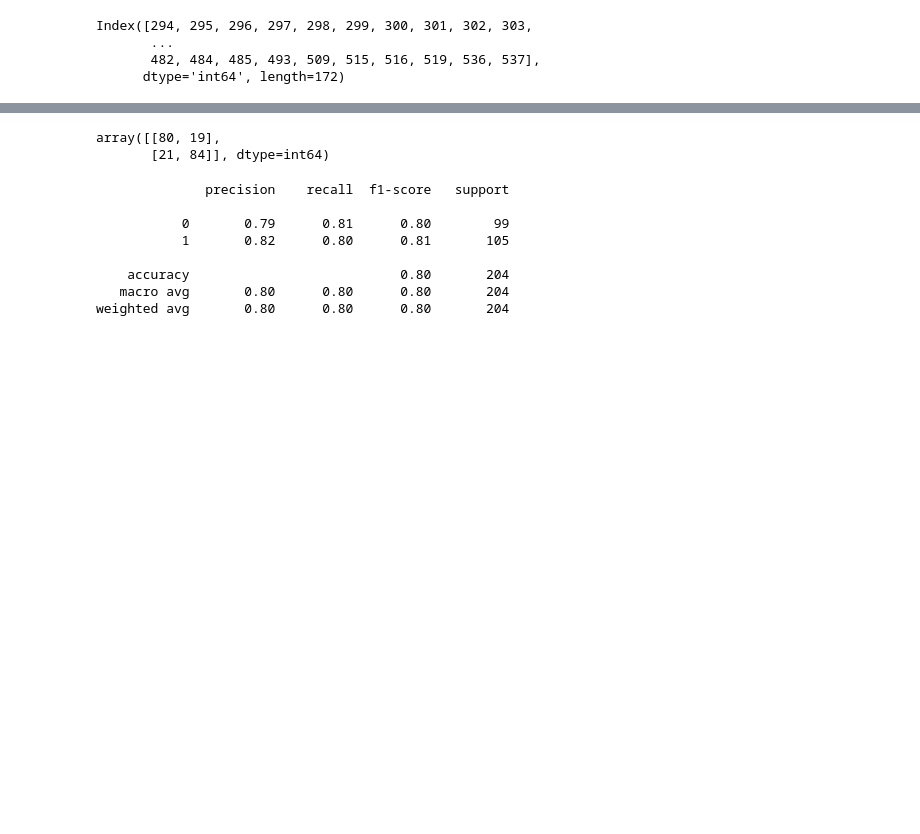
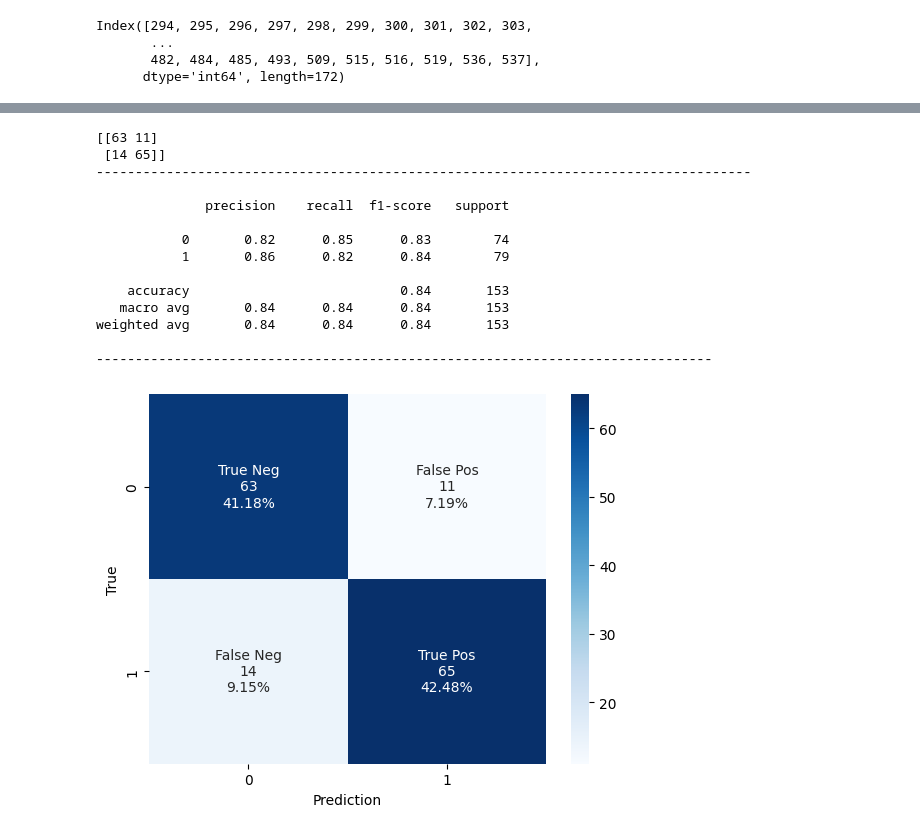
Before and after one commit to sntk-76/Classification-project-1, a Jupyter notebook: heart-disease.ipynb, the cells around one changed output, grey strips where cells are left out. Cells and saved outputs as stored; diff of their text form; code cells hidden in the pictures; blank space fills up the shorter version.

```diff
--- a/heart-disease.ipynb
+++ b/heart-disease.ipynb
@@ -124,3 +225,39 @@ def plotting(data,subdata,data_type):
+# %%
+def confusion_evaluation(Y_test,Y_prediction):
+
+    result_confusion = confusion_matrix(Y_test,Y_prediction)
+
+    result_classification = classification_report(Y_test,Y_prediction)
+
+    print(result_confusion,'\n------------------------------------------------------------------------------------\n')
+
+    print(result_classification,'\n-------------------------------------------------------------------------------\n')
+
+    group_names = ['True Neg','False Pos','False Neg','True Pos']
+    group_counts = ['{0:0.0f}'.format(value) for value in result_confusion.flatten()]
+    group_percentages = ['{0:.2%}'.format(value) for value in result_confusion.flatten()/np.sum(result_confusion)]
+    labels = [f'{v1}\n{v2}\n{v3}' for v1, v2, v3 in zip(group_names,group_counts,group_percentages)]
+    labels = np.asarray(labels).reshape(2,2)
+    heatmap = sns.heatmap(result_confusion, annot=labels, fmt='', cmap='Blues')
+    heatmap.set_xlabel("Prediction")
+    heatmap.set_ylabel('True')
+
+
+def folds_evaluation(X,Y,folds_number):
+
+
+    kf = KFold(n_splits=folds_number,shuffle=False,random_state=None)
+
+    cv = cross_val_score(estimator=model,X=X_train,y=Y_train,cv=kf)
+
+    for i in range(0,len(cv)) :
+
+
+        print(f'The Accuracy for the fold {i+1} is equal to : {cv[i]}\n------------------------------------------------------------------------------')
+
+    print(f'The average of the accuracy is equal to {np.average(cv)}')
+
+    print(f'The number of the data in each fold is equal to {int(len(X_train)/folds_number)}')
 # %%
 plotting(initial_dataframe,subdata=categorial_df,data_type='categorial')
 # %% [output]
@@ -184,0 +307,2 @@ Please also refer to the documentation for alternative solver options:
+# %%
+model,Y_test,Y_prediction,X_train,Y_train =  model_application(X=X,Y=Y,model=LogisticRegression())
@@ -185,16 +327,18 @@ Please also refer to the documentation for alternative solver options:
 # %%
-confusion_matrix(Y_test,Y_prediction)
+confusion_evaluation(Y_test,Y_prediction)
 # %% [output]
-array([[80, 19],
-       [21, 84]], dtype=int64)
+[[63 11]
+ [14 65]]
+------------------------------------------------------------------------------------
+
+              precision    recall  f1-score   support
+
+           0       0.82      0.85      0.83        74
+           1       0.86      0.82      0.84        79
+
+    accuracy                           0.84       153
+   macro avg       0.84      0.84      0.84       153
+weighted avg       0.84      0.84      0.84       153
+
+-------------------------------------------------------------------------------
+[figure, added]
-# %%
-print(classification_report(Y_test,Y_prediction))
-# %% [output]
-              precision    recall  f1-score   support
-
-           0       0.79      0.81      0.80        99
-           1       0.82      0.80      0.81       105
-
-    accuracy                           0.80       204
-   macro avg       0.80      0.80      0.80       204
-weighted avg       0.80      0.80      0.80       204
```
Also changed, not shown: parts of 18 cells of this notebook, 1 other file.
